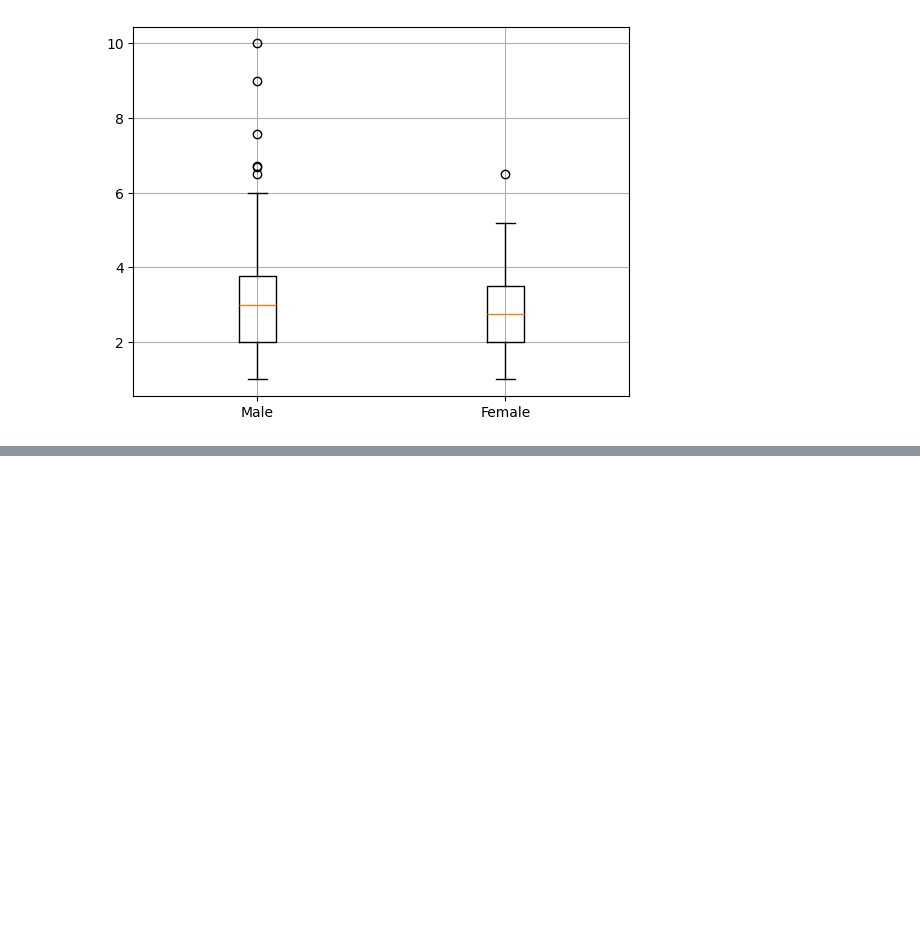
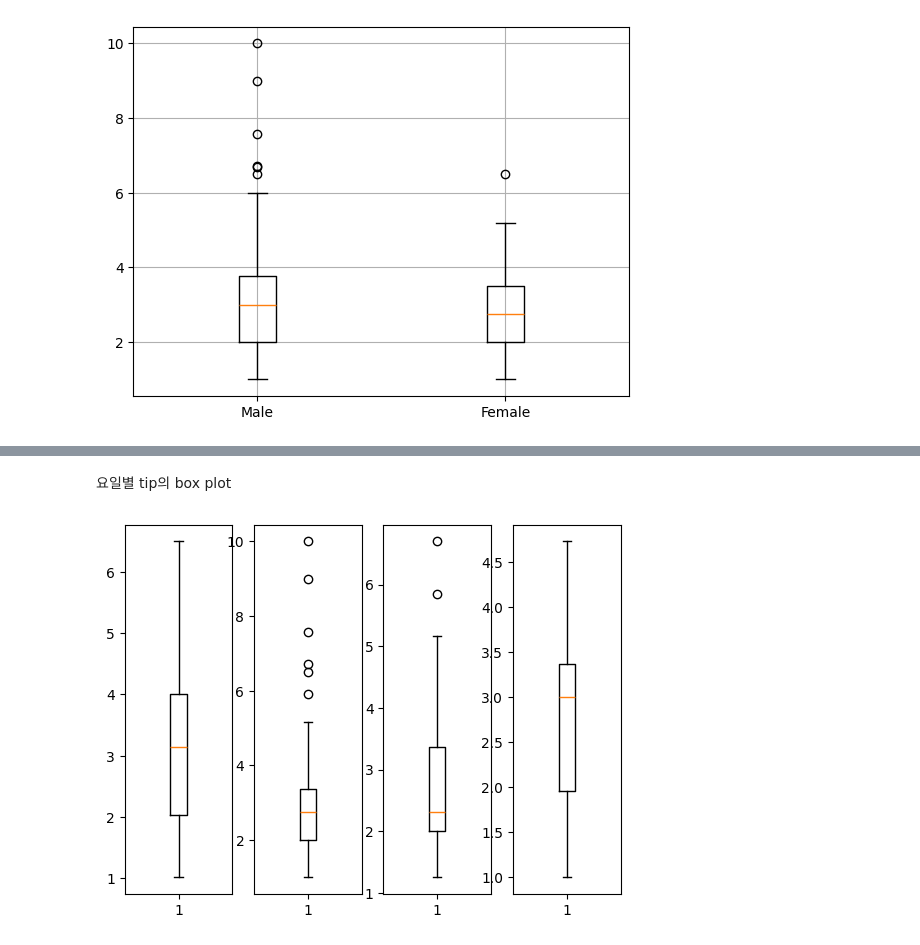
Before and after one commit to Sjleerodls/Data_Analysis, a Jupyter notebook: lab_da/da04_matplotlib_py.ipynb, the cells around one changed output, grey strips where cells are left out. Cells and saved outputs as stored; diff of their text form; code cells hidden in the pictures; blank space fills up the shorter version.

```diff
--- a/lab_da/da04_matplotlib_py.ipynb
+++ b/lab_da/da04_matplotlib_py.ipynb
@@ -272,0 +287,23 @@ plt.show()
+# %% [markdown]
+요일별 tip의 box plot
+# %%
+# Sun, Sat, Thur, Fri
+sun = tips[tips.day == 'Sun'].tip
+sat = tips[tips.day == 'Sat'].tip
+thur = tips[tips.day == 'Thur'].tip
+fri = tips[tips.day == 'Fri'].tip
+
+fig = plt.figure()
+ax1 = fig.add_subplot(1, 4, 1)
+ax2 = fig.add_subplot(1, 4, 2)
+ax3 = fig.add_subplot(1, 4, 3)
+ax4 = fig.add_subplot(1, 4, 4)
+
+ax1.boxplot(sun)
+ax2.boxplot(sat)
+ax3.boxplot(thur)
+ax4.boxplot(fri)
+
+plt.show()
+# %% [output]
+[figure, added]
```
Also changed, not shown: parts of 25 cells of this notebook.
